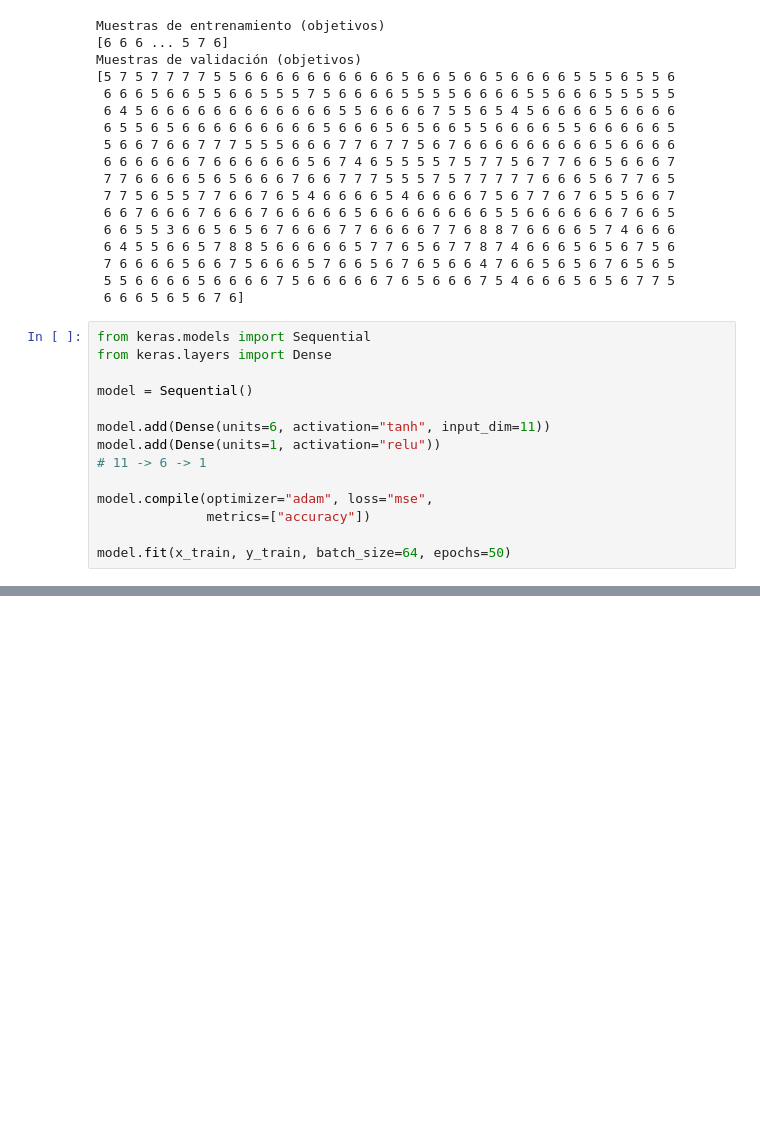
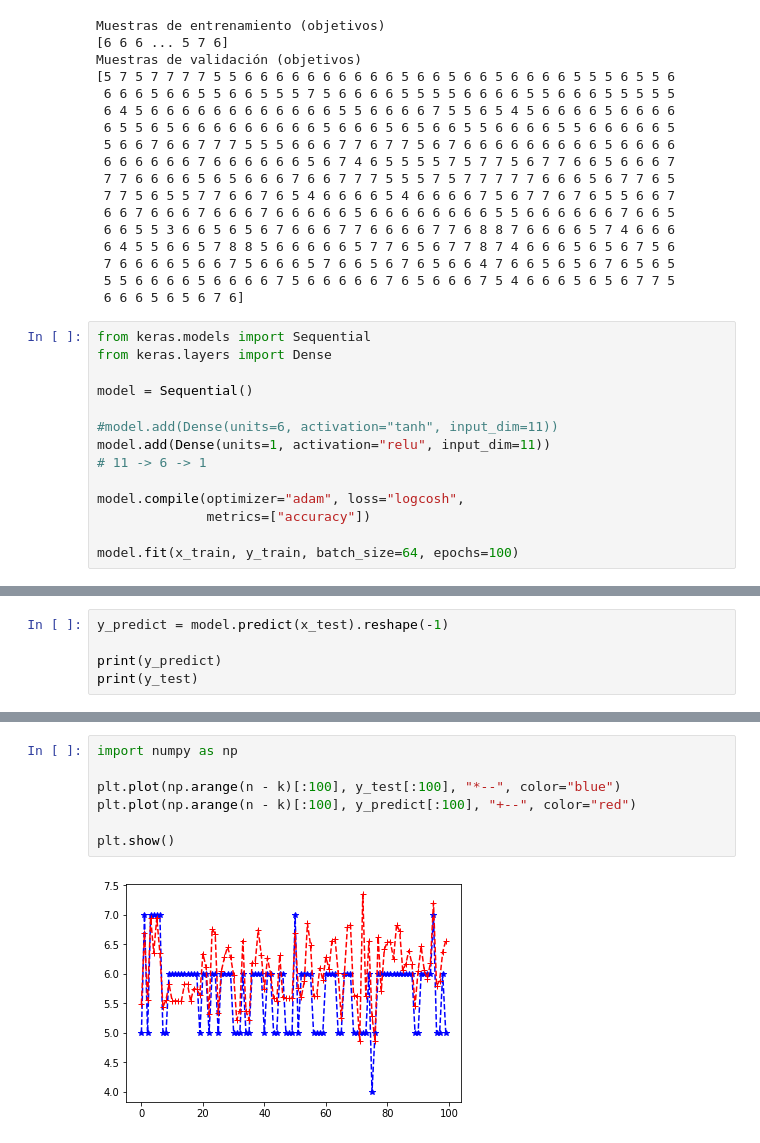
Before and after one commit to badillosoft/python-scig, a Jupyter notebook: Introducción a Keras (ANN).ipynb, the cells around one changed output, grey strips where cells are left out. Drawn from its saved outputs; the diff is of its cells as text; blank space fills up the shorter version.

```diff
--- a/Introducción a Keras (ANN).ipynb
+++ b/Introducción a Keras (ANN).ipynb
@@ -150,12 +150,12 @@ from keras.layers import Dense
 
 model = Sequential()
 
-model.add(Dense(units=6, activation="tanh", input_dim=11))
-model.add(Dense(units=1, activation="relu"))
+#model.add(Dense(units=6, activation="tanh", input_dim=11))
+model.add(Dense(units=1, activation="relu", input_dim=11))
 # 11 -> 6 -> 1
 
-model.compile(optimizer="adam", loss="mse",
+model.compile(optimizer="adam", loss="logcosh",
               metrics=["accuracy"])
 
-model.fit(x_train, y_train, batch_size=64, epochs=50)
+model.fit(x_train, y_train, batch_size=64, epochs=100)
 # %% [output]
@@ -179,0 +200,5 @@ Epoch 50/50
+# %%
+y_predict = model.predict(x_test).reshape(-1)
+
+print(y_predict)
+print(y_test)
@@ -179,0 +223,9 @@ Epoch 50/50
+# %%
+import numpy as np
+
+plt.plot(np.arange(n - k)[:100], y_test[:100], "*--", color="blue")
+plt.plot(np.arange(n - k)[:100], y_predict[:100], "+--", color="red")
+
+plt.show()
+# %% [output]
+[figure, added]
```
Also changed, not shown: parts of 9 cells of this notebook.
